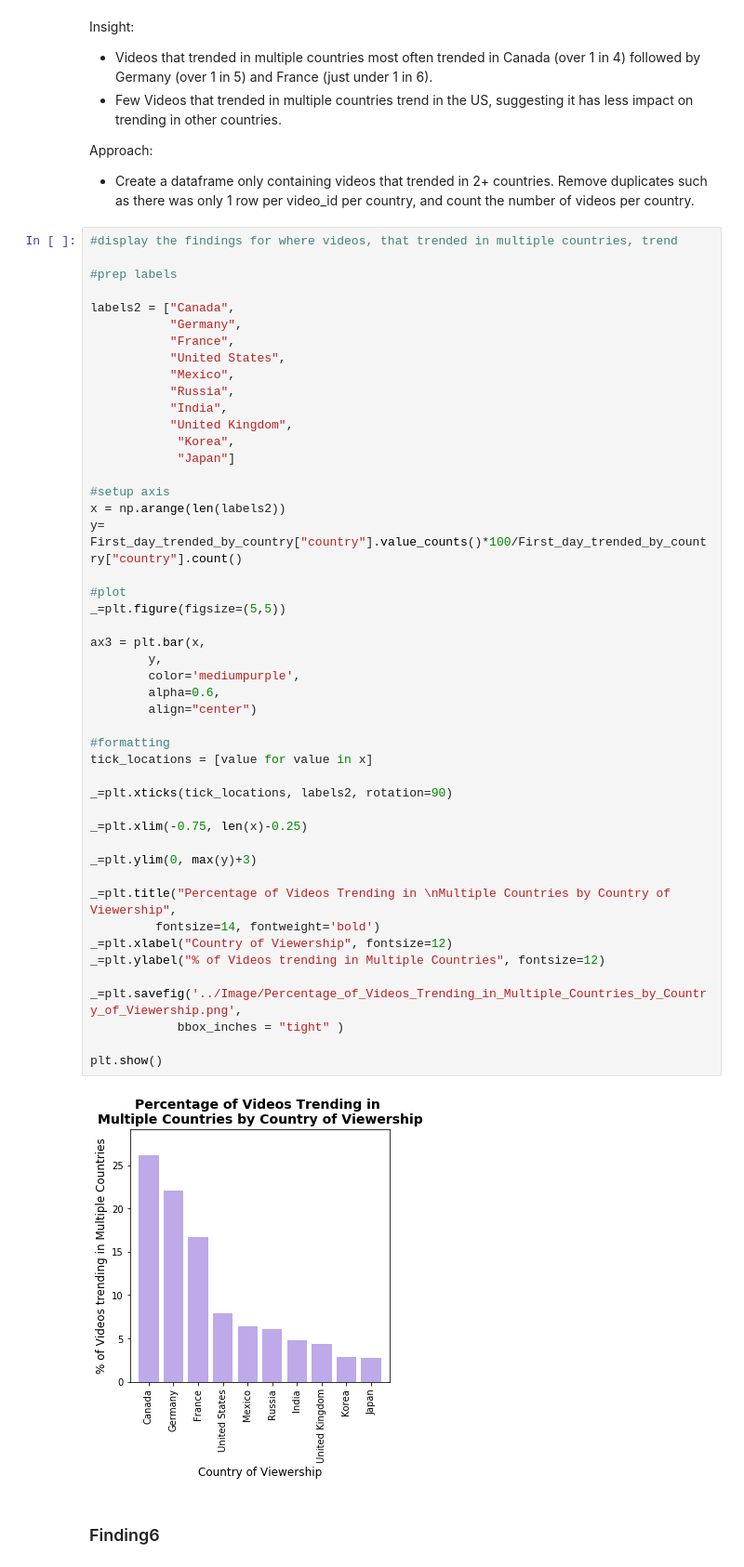
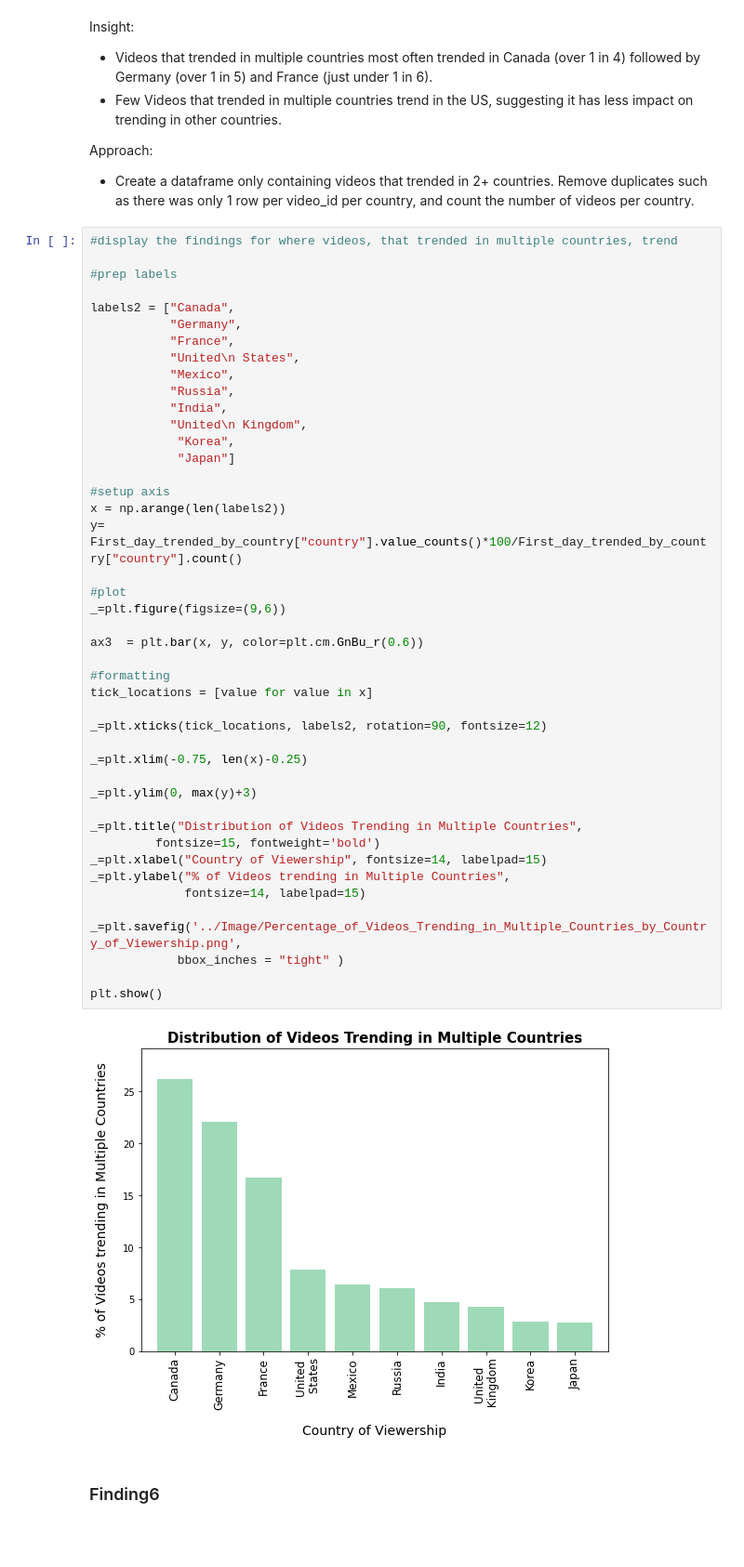
Before and after one commit to bnarath/YouTube_Trending, a Jupyter notebook: youtube-trending/Code/Analysis_Code_Final.ipynb, the cells around one changed output. Shown at 93% size. Drawn from its saved outputs; the diff is of its cells as text; blank space fills up the shorter version.

```diff
--- a/youtube-trending/Code/Analysis_Code_Final.ipynb
+++ b/youtube-trending/Code/Analysis_Code_Final.ipynb
@@ -611,47 +628,44 @@ Approach:
 labels2 = ["Canada",
            "Germany",
            "France",
-           "United States",
+           "United\n States",
            "Mexico",
            "Russia",
            "India",
-           "United Kingdom",
+           "United\n Kingdom",
             "Korea",
             "Japan"]
 
 #setup axis
 x = np.arange(len(labels2))
 y= First_day_trended_by_country["country"].value_counts()*100/First_day_trended_by_country["country"].count()
 
 #plot
-_=plt.figure(figsize=(5,5))
+_=plt.figure(figsize=(9,6))
 
-ax3 = plt.bar(x,
-        y,
-        color='mediumpurple',
-        alpha=0.6,
-        align="center")
+ax3  = plt.bar(x, y, color=plt.cm.GnBu_r(0.6))
 
 #formatting
 tick_locations = [value for value in x]
 
-_=plt.xticks(tick_locations, labels2, rotation=90)
+_=plt.xticks(tick_locations, labels2, rotation=90, fontsize=12)
 
 _=plt.xlim(-0.75, len(x)-0.25)
 
 _=plt.ylim(0, max(y)+3)
 
-_=plt.title("Percentage of Videos Trending in \nMultiple Countries by Country of Viewership",
-         fontsize=14, fontweight='bold')
-_=plt.xlabel("Country of Viewership", fontsize=12)
-_=plt.ylabel("% of Videos trending in Multiple Countries", fontsize=12)
+_=plt.title("Distribution of Videos Trending in Multiple Countries",
+         fontsize=15, fontweight='bold')
+_=plt.xlabel("Country of Viewership", fontsize=14, labelpad=15)
+_=plt.ylabel("% of Videos trending in Multiple Countries",
+             fontsize=14, labelpad=15)
 
 _=plt.savefig('../Image/Percentage_of_Videos_Trending_in_Multiple_Countries_by_Country_of_Viewership.png',
             bbox_inches = "tight" )
 
 plt.show()
 # %% [output]
-[figure, old version]
+[figure, new version]
 # %% [markdown]
 ### Finding6
 # %% [markdown]
```
Also changed, not shown: parts of 13 cells of this notebook, 9 other files.
